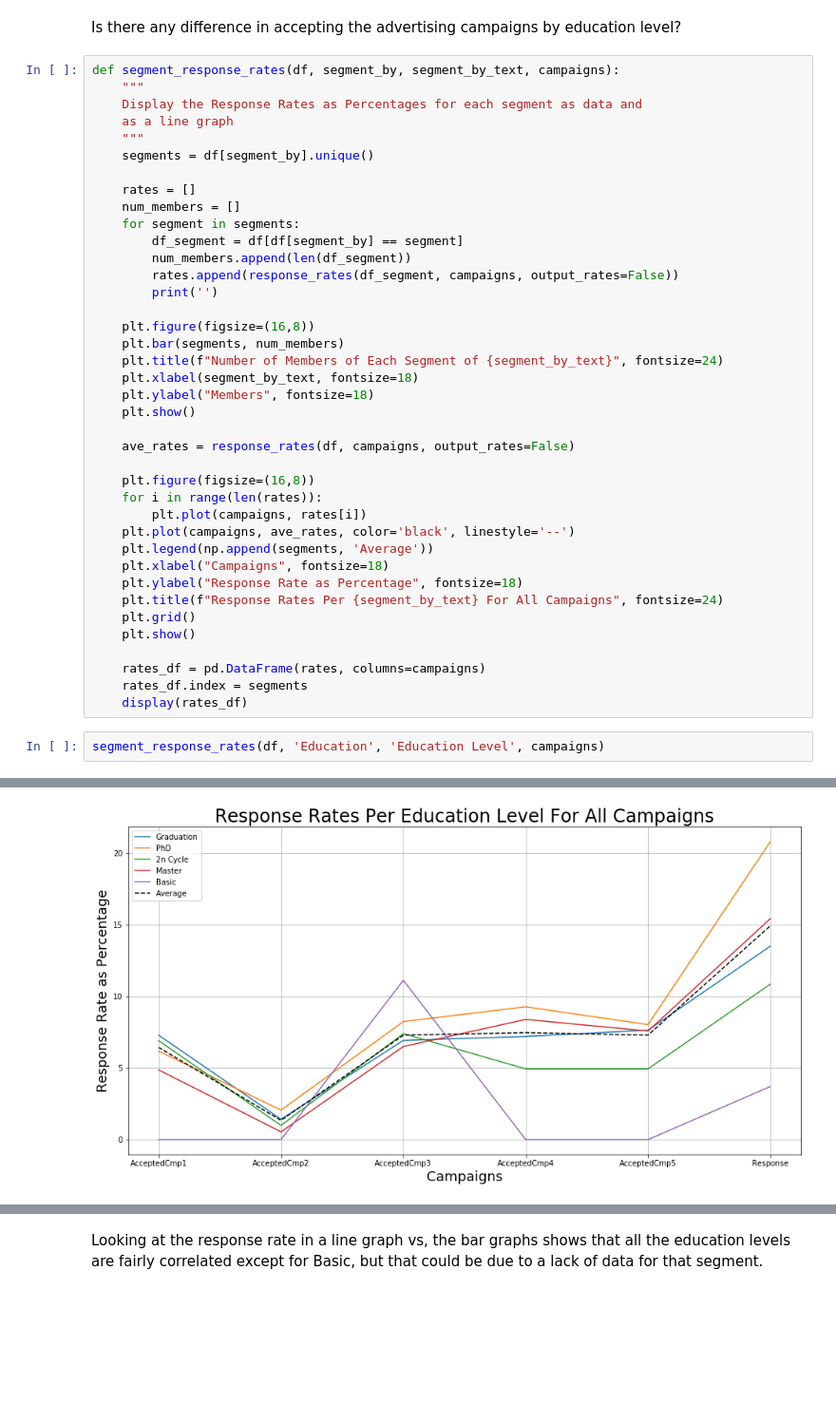
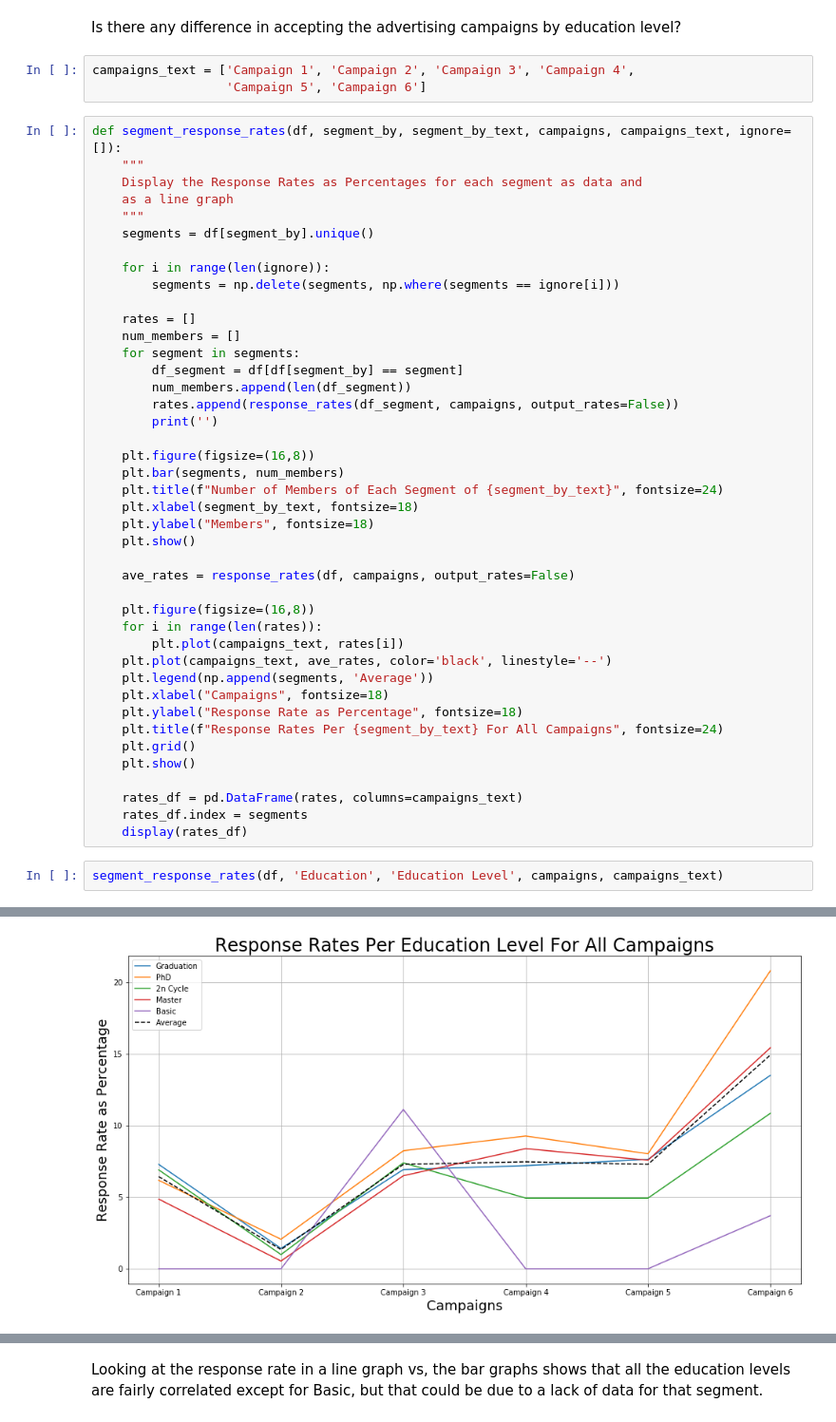
Before and after one commit to merb92/marketing-analytics-xyz, a Jupyter notebook: notebooks/01-eda.ipynb, the cells around one changed output, grey strips where cells are left out. Shown at 95% size. Saved outputs shown, nothing was run; the diff lists cells and outputs as text; blank space fills up the shorter version.

```diff
--- a/notebooks/01-eda.ipynb
+++ b/notebooks/01-eda.ipynb
@@ -707,13 +707,19 @@ I'll keep that in mind to look at after I look at some of the segmentations.
 ### Segment the data by Education Level
 # %% [markdown]
 Is there any difference in accepting the advertising campaigns by education level?
+# %%
+campaigns_text = ['Campaign 1', 'Campaign 2', 'Campaign 3', 'Campaign 4',
+                  'Campaign 5', 'Campaign 6']
 # %%
-def segment_response_rates(df, segment_by, segment_by_text, campaigns):
+def segment_response_rates(df, segment_by, segment_by_text, campaigns, campaigns_text, ignore=[]):
     """
     Display the Response Rates as Percentages for each segment as data and
     as a line graph
     """
     segments = df[segment_by].unique()
+
+    for i in range(len(ignore)):
+        segments = np.delete(segments, np.where(segments == ignore[i]))
 
     rates = []
     num_members = []
@@ -734,8 +740,8 @@ def segment_response_rates(df, segment_by, segment_by_text, campaigns):
 
     plt.figure(figsize=(16,8))
     for i in range(len(rates)):
-        plt.plot(campaigns, rates[i])
-    plt.plot(campaigns, ave_rates, color='black', linestyle='--')
+        plt.plot(campaigns_text, rates[i])
+    plt.plot(campaigns_text, ave_rates, color='black', linestyle='--')
     plt.legend(np.append(segments, 'Average'))
     plt.xlabel("Campaigns", fontsize=18)
     plt.ylabel("Response Rate as Percentage", fontsize=18)
@@ -743,11 +749,11 @@ def segment_response_rates(df, segment_by, segment_by_text, campaigns):
     plt.grid()
     plt.show()
 
-    rates_df = pd.DataFrame(rates, columns=campaigns)
+    rates_df = pd.DataFrame(rates, columns=campaigns_text)
     rates_df.index = segments
     display(rates_df)
 # %%
-segment_response_rates(df, 'Education', 'Education Level', campaigns)
+segment_response_rates(df, 'Education', 'Education Level', campaigns, campaigns_text)
 # %% [output]
 [figure]
-[figure, old version]
+[figure, new version]
```
Also changed, not shown: parts of 10 cells of this notebook.
